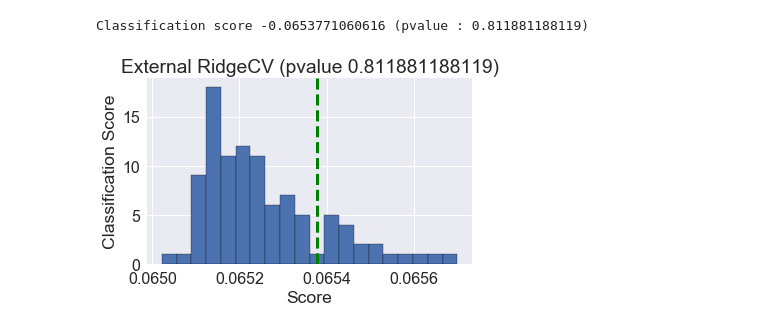
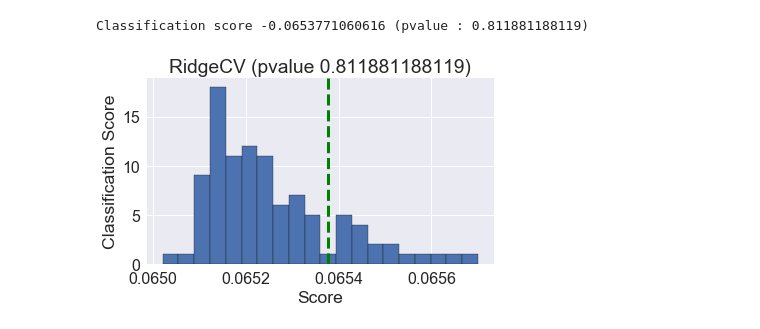
Before and after one commit to moduIo/Data-Science, a Jupyter notebook: HW3/HW3.ipynb, the cells around one changed output. Cells and saved outputs as stored; diff of their text form; code cells hidden in the pictures.

```diff
--- a/HW3/HW3.ipynb
+++ b/HW3/HW3.ipynb
@@ -970,11 +960,11 @@ Classification score -0.0653771060616 (pvalue : 0.811881188119)
 # %%
 plt.hist(-1 * permutation_scores_r, 20, label='Permutation scores', edgecolor='black')
 ylim = plt.ylim()
 plt.plot([-1 * score_r, -1 * score_r], ylim, '--g', linewidth=3)
 plt.ylim(ylim)
 plt.ylabel('Classification Score')
 plt.xlabel('Score')
-plt.title('External RidgeCV (pvalue %s)' % pvalue_r)
+plt.title('RidgeCV (pvalue %s)' % pvalue_r)
 plt.show()
 # %% [output]
-[figure, old version]
+[figure, new version]
```
Also changed, not shown: parts of 2 cells of this notebook.
